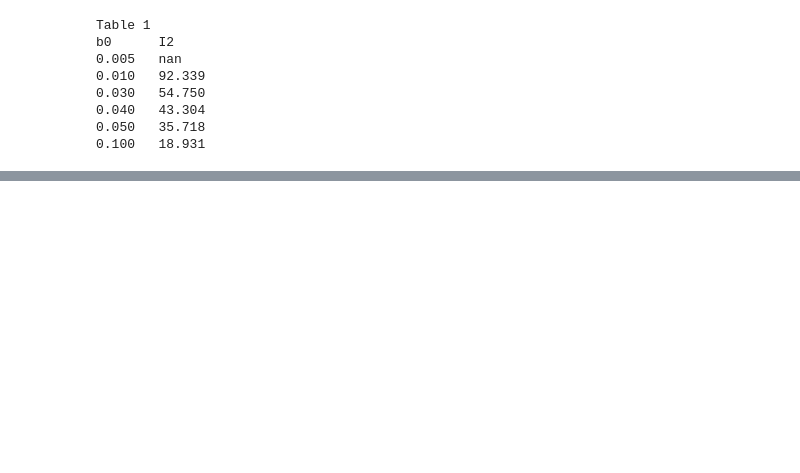
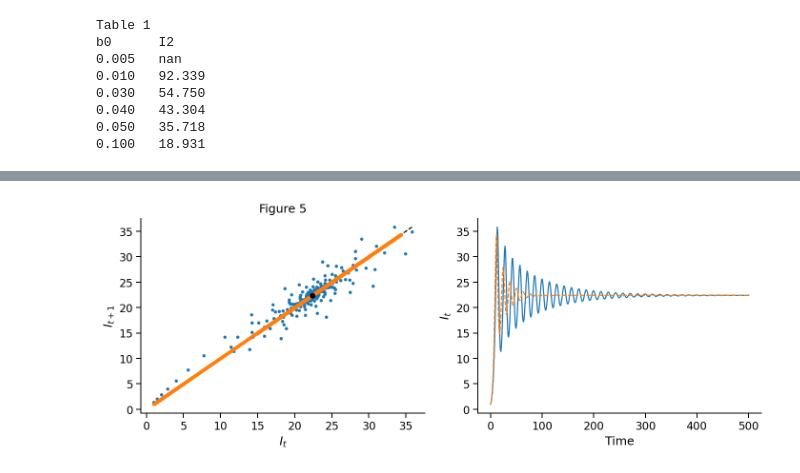
Before and after one commit to yoavram/SanJose, a Jupyter notebook: notebooks/model.ipynb, the cells around one changed output, grey strips where cells are left out. Drawn from its saved outputs; the diff is of its cells as text; code cells hidden in the pictures; blank space fills up the shorter version.

```diff
--- a/notebooks/model.ipynb
+++ b/notebooks/model.ipynb
@@ -233,0 +142,25 @@ plt.suptitle("$\Delta$=2, $I_0$=50");
+# %%
+c_hat_ = 0.001
+
+fig, axes = plt.subplots(1, 2, figsize=(10, 4))
+ax = axes[0]
+I = det_dis_simulation(I0, N, b0, γ, c_hat_, α1, α2, Δ)
+ax.plot(I[:-1], I[1:], '.')
+axes[1].plot(I)
+line = np.linspace(I.min(), I.max())
+ax.plot(line, line, ls='--', color='k')
+t, I = det_cont_simulation(I0, N, b0, γ, c_hat_, α1, α2, Δ)
+ax.plot(I[:-1], I[1:], '.')
+axes[1].plot(t, I, '--')
+ax.plot(I2(N, b0, γ, c_hat_, α1, α2), I2(N, b0, γ, c_hat_, α1, α2), 'ok')
+ax.set_xlabel('$I_t$')
+ax.set_ylabel('$I_{t+1}$')
+ax.set_title('Figure 5')
+
+axes[1].set(xlabel='Time', ylabel='$I_t$')
+
+sns.despine()
+fig.tight_layout()
+fig.savefig('../figures/fig5.pdf')
+# %% [output]
+[figure, added]
```
Also changed, not shown: parts of 48 cells of this notebook.
